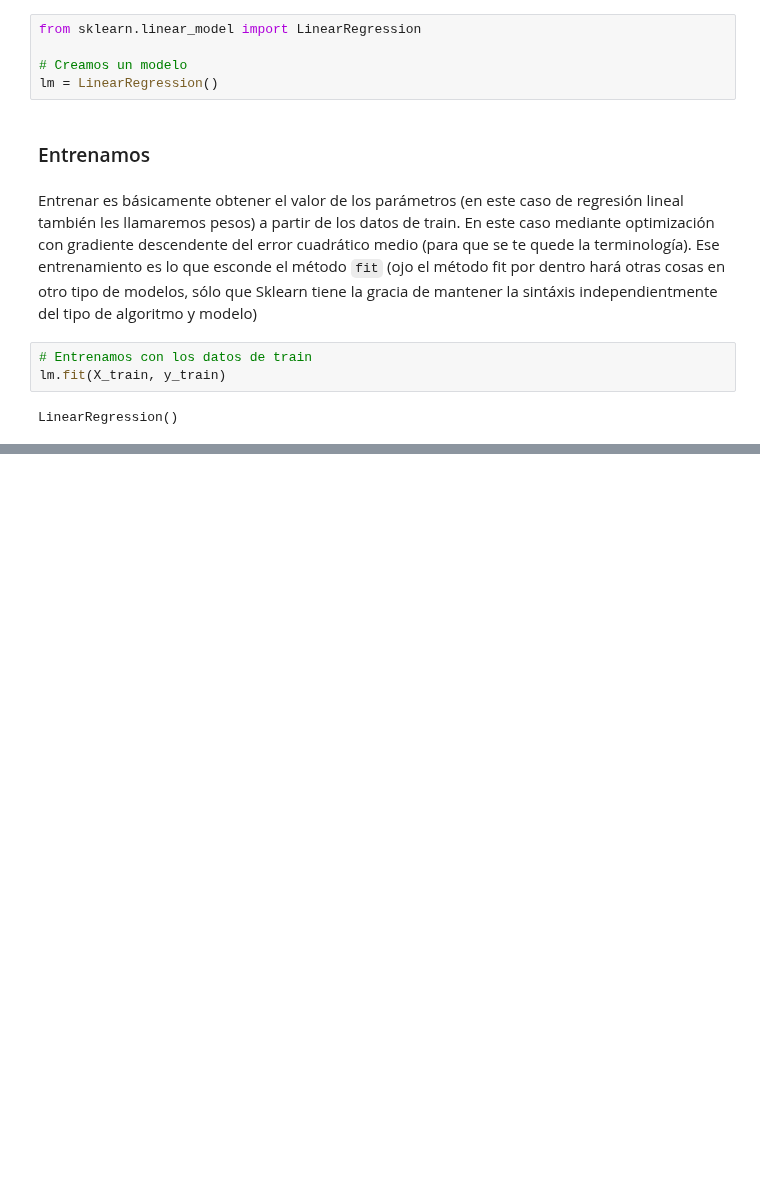
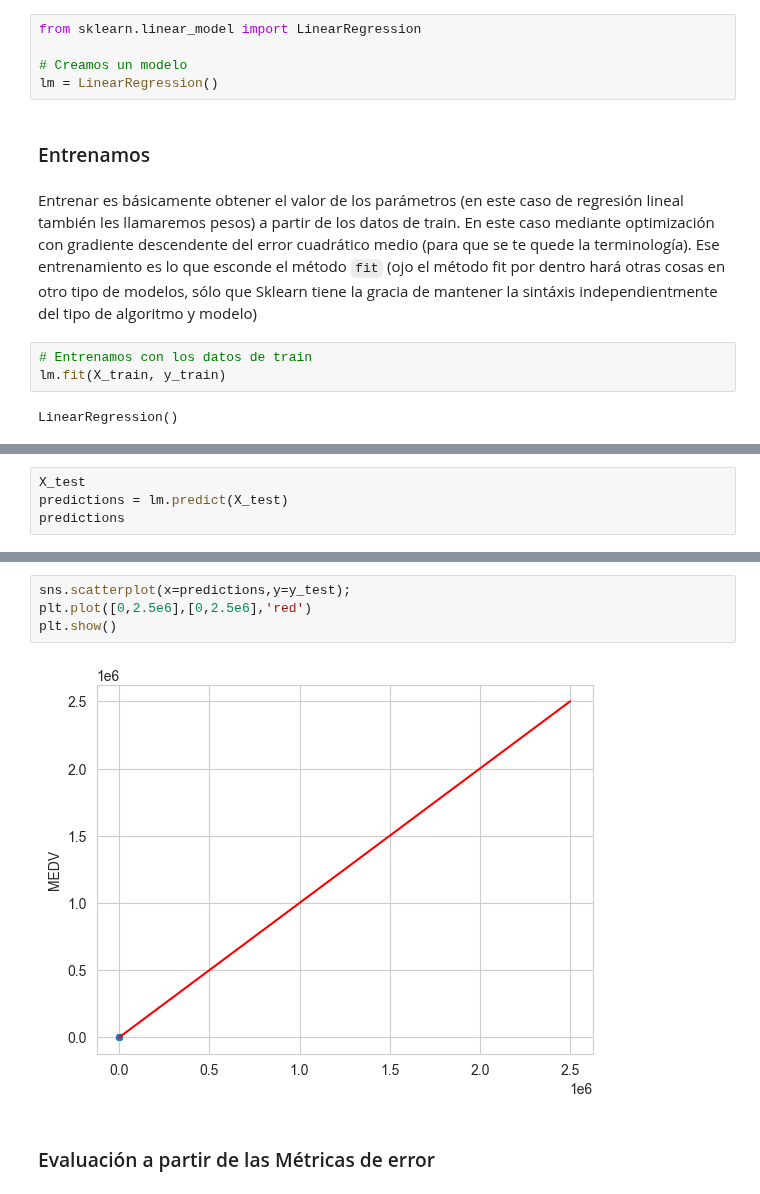
Before and after one commit to mariasanvals/DS_Online_Feb24_Exercises, a Jupyter notebook: 04_Machine_Learning/Sprint_12/Unidad_01/Practica_Obligatoria/18_Practica_Obligatoria_Regresion_Lineal_y_Regularización.ipynb, the cells around one changed output, grey strips where cells are left out. Cells and saved outputs as stored; diff of their text form; blank space fills up the shorter version.

```diff
--- a/04_Machine_Learning/Sprint_12/Unidad_01/Practica_Obligatoria/18_Practica_Obligatoria_Regresion_Lineal_y_Regularización.ipynb
+++ b/04_Machine_Learning/Sprint_12/Unidad_01/Practica_Obligatoria/18_Practica_Obligatoria_Regresion_Lineal_y_Regularización.ipynb
@@ -216,0 +281,4 @@ LinearRegression()
+# %%
+X_test
+predictions = lm.predict(X_test)
+predictions
@@ -216,0 +303,8 @@ LinearRegression()
+# %%
+sns.scatterplot(x=predictions,y=y_test);
+plt.plot([0,2.5e6],[0,2.5e6],'red')
+plt.show()
+# %% [output]
+[figure, added]
+# %% [markdown]
+### Evaluación a partir de las Métricas de error
```
Also changed, not shown: parts of 30 cells of this notebook.
